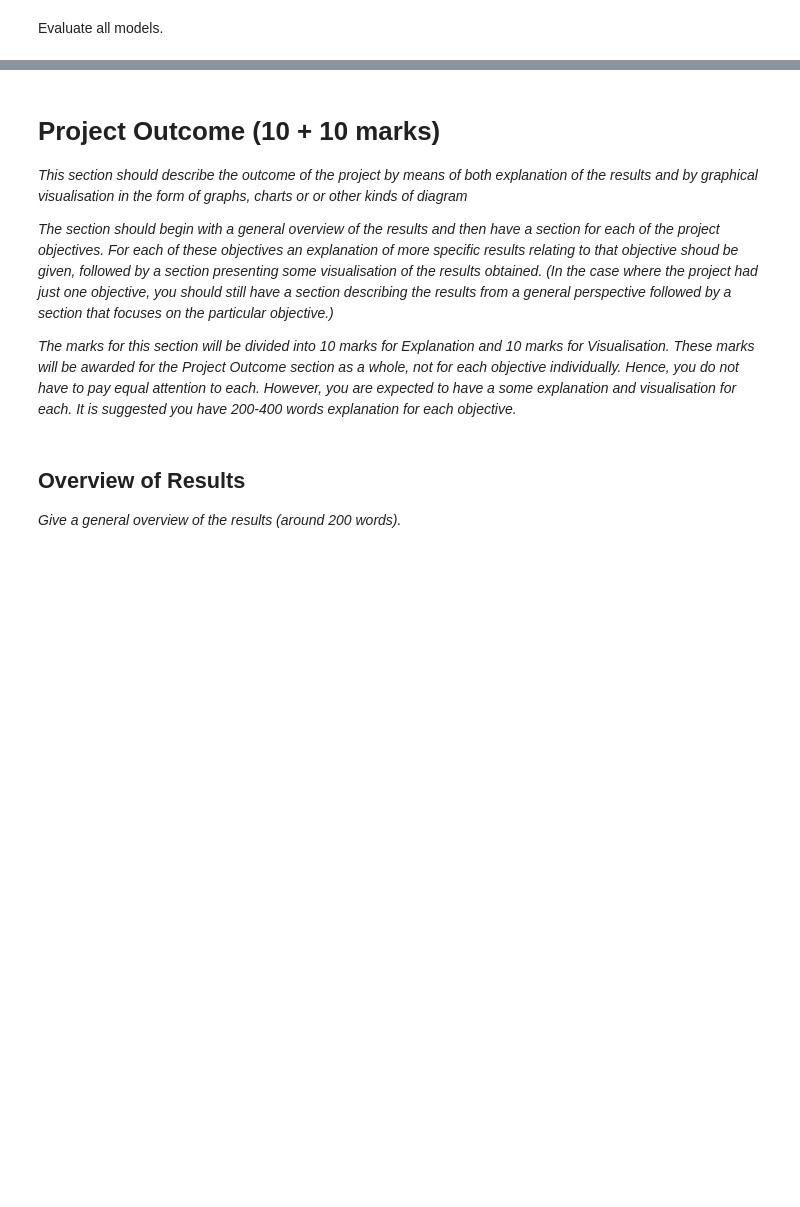
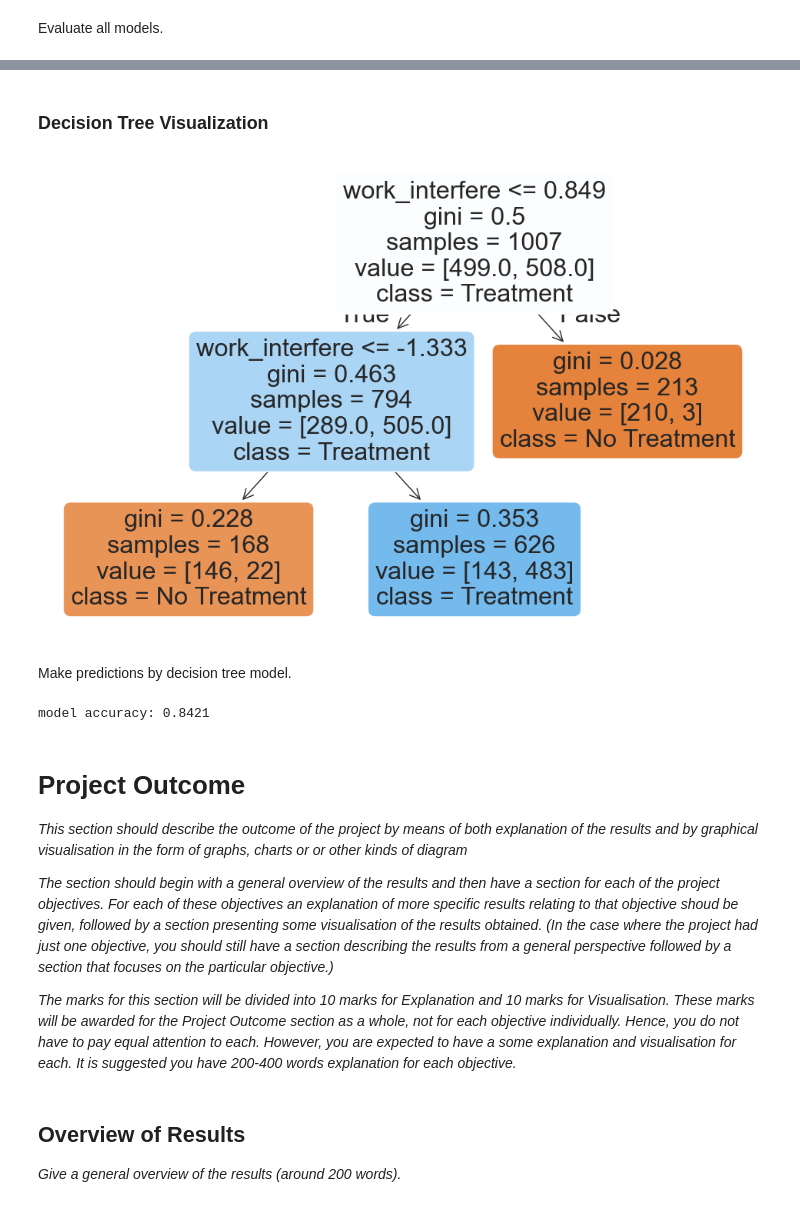
Before and after one commit to sjbmcg/data_science_group_project, a Jupyter notebook: implementation/Group project.ipynb, the cells around one changed output, grey strips where cells are left out. Drawn from its saved outputs; the diff is of its cells as text; code cells hidden in the pictures; blank space fills up the shorter version.

```diff
--- a/implementation/Group project.ipynb
+++ b/implementation/Group project.ipynb
@@ -741,5 +662,26 @@ It can be seen that the prediction accuracies of the decision tree, support vect
+# %% [markdown]
+### Decision Tree Visualization
+# %%
+def visualize_decision_tree():
+    plt.figure(figsize=(12, 8))
+    # Get decision tree model
+    decision_tree_model = models['Decision Tree']
+    plot_tree(decision_tree_model, filled=True, feature_names=X.columns, class_names=['No Treatment', 'Treatment'], rounded=True)
+    plt.show()
+visualize_decision_tree()
+# %% [output]
+[figure, added]
+# %% [markdown]
+Make predictions by decision tree model.
+# %%
+decision_tree_model = models['Decision Tree']
+y_pred = decision_tree_model.predict(X_test)
+accuracy = f1_score(y_test, y_pred)
+print("model accuracy:", "{:.4f}".format(accuracy))
+# %% [output]
+model accuracy: 0.8421
 # %% [markdown]
-# Project Outcome (10 + 10 marks)
+# Project Outcome
 
 _This section should describe the outcome of the project by means of both explanation of the results and by graphical visualisation in the form of graphs, charts or or other kinds of diagram_
 
```
Also changed, not shown: parts of 16 cells of this notebook, 2 other files.
